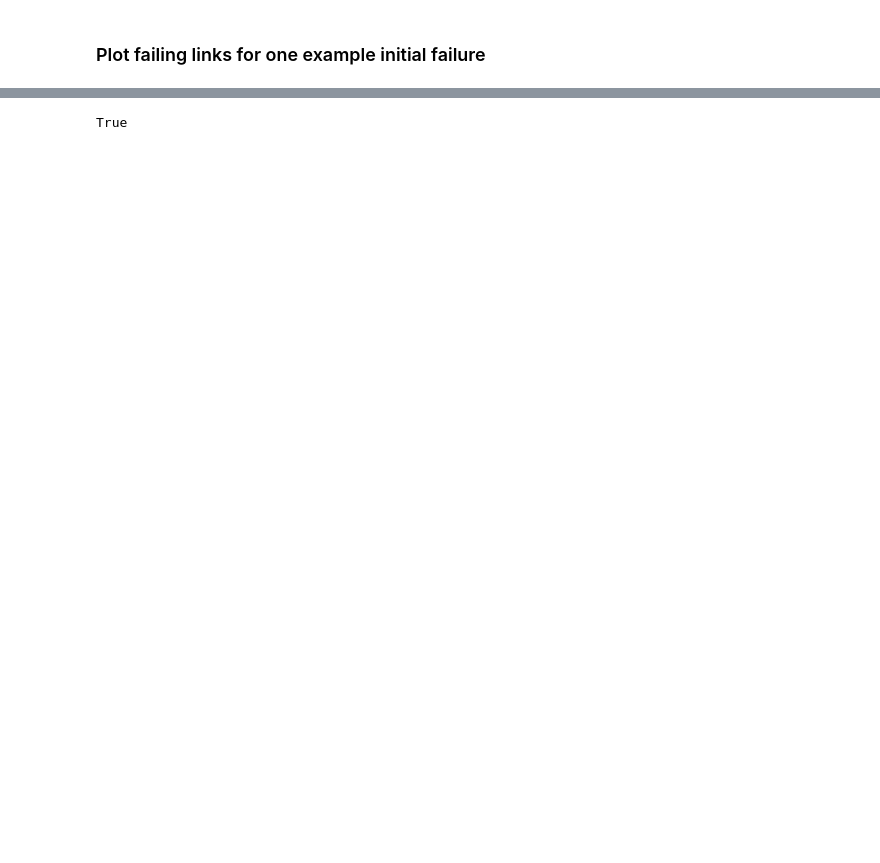
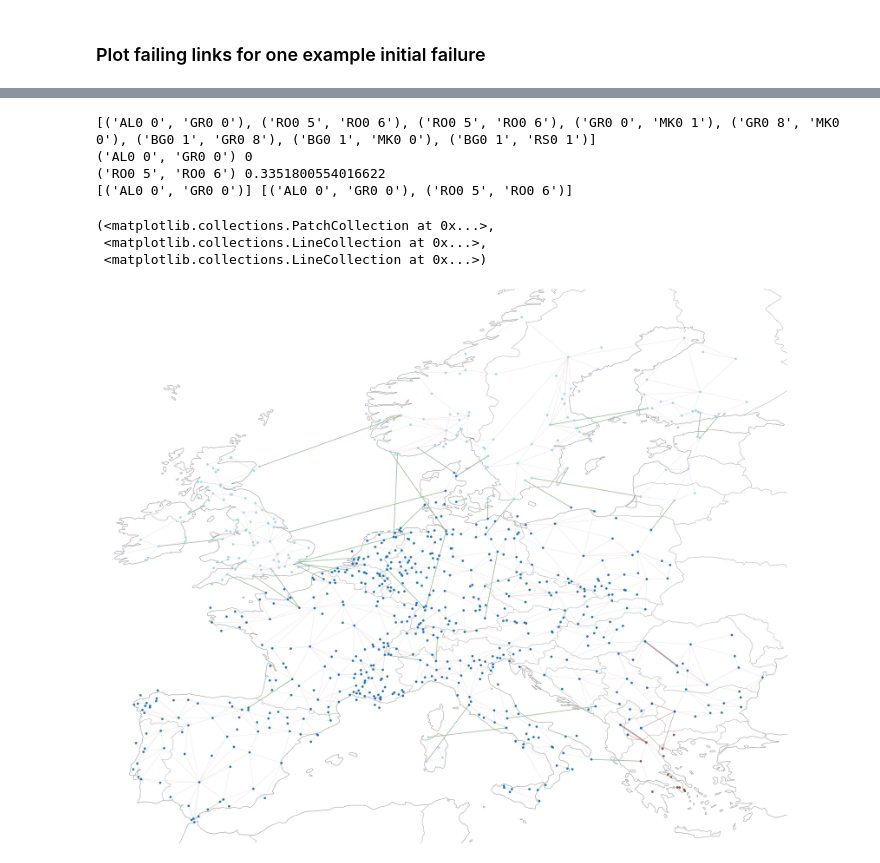
Before and after one commit to maurizio-titz/Power-system-split, a Jupyter notebook: notebooks/compare_sclopf_lopf_results.ipynb, the cells around one changed output, grey strips where cells are left out. Cells and saved outputs as stored; diff of their text form; code cells hidden in the pictures; blank space fills up the shorter version.

```diff
--- a/notebooks/compare_sclopf_lopf_results.ipynb
+++ b/notebooks/compare_sclopf_lopf_results.ipynb
@@ -508,4 +445,14 @@ split_results
-# %%
-failing_links, system_split = cascade_sim.simulate_cascade(I_m, B_d, P_0, line_limit_list,
-                                                                num_parallel_list, possible_failures[3])
+# %%
+# Simulate cascade for every tuple of trigger links
+# Print if a split happened
+
+split_results = {}
+i=0
+for initial_failure in tqdm(possible_failures[:5000]):
+
+    failing_links, system_split = cascade_sim.simulate_cascade(I_m, B_d, P_0, line_limit_list,
+                                                                num_parallel_list, initial_failure)
+    if system_split:
+        split_results[i] =failing_links
+    i+=1
 # %%
@@ -519,29 +474,43 @@ for key, item in split_results.items():
 # %%
-failing_links = split_results[343] #split_results[list(split_results.keys())[6]]
+# Plot map of system split and failing lines for one key
+idx_key = 3
+idx = 10
+#failing_links = split_results[idx_key]
+failing_links = split_results[list(split_results.keys())[idx]]
 
-
+link_names = dict(zip(range(G.number_of_edges()), G.edges()))
 failing_links = [link_names[link] for link in failing_links]
 print(failing_links)
 
 plt.figure(figsize=(30,30))
-lws = np.ones(network.lines.shape[0])*0.1
-bs = np.ones(network.buses.shape[0])*0.001
+lws = np.ones(network.lines.shape[0])*0.2
+bs = np.ones(network.buses.shape[0])*0.005
 bc = np.ones(network.buses.shape[0])
 
 for e in failing_links[2:]:
-    print(e)
-    lws[((network.lines.bus0==e[0])&(network.lines.bus1==e[1]))|((network.lines.bus0==e[1])&(network.lines.bus1==e[0]))]=2
+    lws[((network.lines.bus0==e[0])&(network.lines.bus1==e[1]))|((network.lines.bus0==e[1])&(network.lines.bus1==e[0]))]=1
     bs[network.buses.index==e[0]] =0.006
     bs[network.buses.index==e[1]] =0.006
 
 for e in failing_links[:2]:
-    print(e)
-    lws[((network.lines.bus0==e[0])&(network.lines.bus1==e[1]))|((network.lines.bus0==e[1])&(network.lines.bus1==e[0]))]=5
+    lws[((network.lines.bus0==e[0])&(network.lines.bus1==e[1]))|((network.lines.bus0==e[1])&(network.lines.bus1==e[0]))]=3
     bs[network.buses.index==e[0]] =0.006
     bs[network.buses.index==e[1]] =0.006
 
 G_2 = G.copy()
-G_2.remove_edges_from(failing_links)
+init_failures = failing_links[:2]
+removed_init_links = []
+for link in init_failures:
+    n_par_new = cascade_sim.calc_num_parallel_after_failure(G_2.get_edge_data(link[0], link[1])['num_parallel'])
+    G_2.get_edge_data(link[0], link[1])['num_parallel'] = n_par_new
+    print(link, n_par_new)
+    if n_par_new==0:
+        removed_init_links += [link]
+G_2.remove_edges_from(failing_links[2:]+removed_init_links)
+if removed_init_links!=failing_links[:2]:
+    print(removed_init_links, failing_links[:2])
+
+
 subgraphs =  list((G_2.subgraph(c).copy() for c in nx.connected_components(G_2)))
 
 for i in range(network.buses.shape[0]):
@@ -550,4 +519,5 @@ for i in range(network.buses.shape[0]):
         if bus in subgraph:
             bc[i]=(np.arange(len(subgraphs))/len(subgraphs))[j]
 
-network.plot(line_widths=lws, bus_sizes=bs, jitter=0.1, bus_colors=bc, bus_cmap='viridis')
+network.plot(line_widths=lws, bus_sizes=bs, jitter=0.5, bus_colors=bc, bus_cmap='tab20')
+# %% [output]
@@ -554,4 +525,8 @@ network.plot(line_widths=lws, bus_sizes=bs, jitter=0.1, bus_colors=bc, bus_cmap=
+[('AL0 0', 'GR0 0'), ('RO0 5', 'RO0 6'), ('RO0 5', 'RO0 6'), ('GR0 0', 'MK0 1'), ('GR0 8', 'MK0 0'), ('BG0 1', 'GR0 8'), ('BG0 1', 'MK0 0'), ('BG0 1', 'RS0 1')]
+('AL0 0', 'GR0 0') 0
+('RO0 5', 'RO0 6') 0.3351800554016622
+[('AL0 0', 'GR0 0')] [('AL0 0', 'GR0 0'), ('RO0 5', 'RO0 6')]
+(<matplotlib.collections.PatchCollection at 0x...>,
+ <matplotlib.collections.LineCollection at 0x...>,
+ <matplotlib.collections.LineCollection at 0x...>)
+[figure, added]
-# %%
-bus in subgraph
-# %% [output]
-True
```
Also changed, not shown: parts of 15 cells of this notebook.
